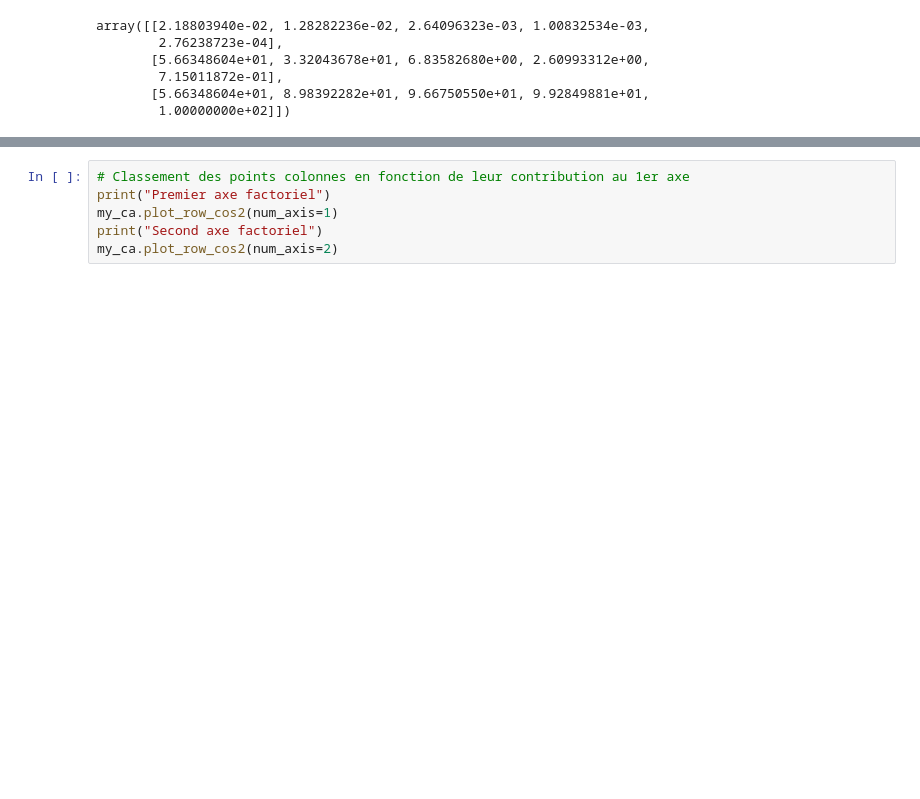
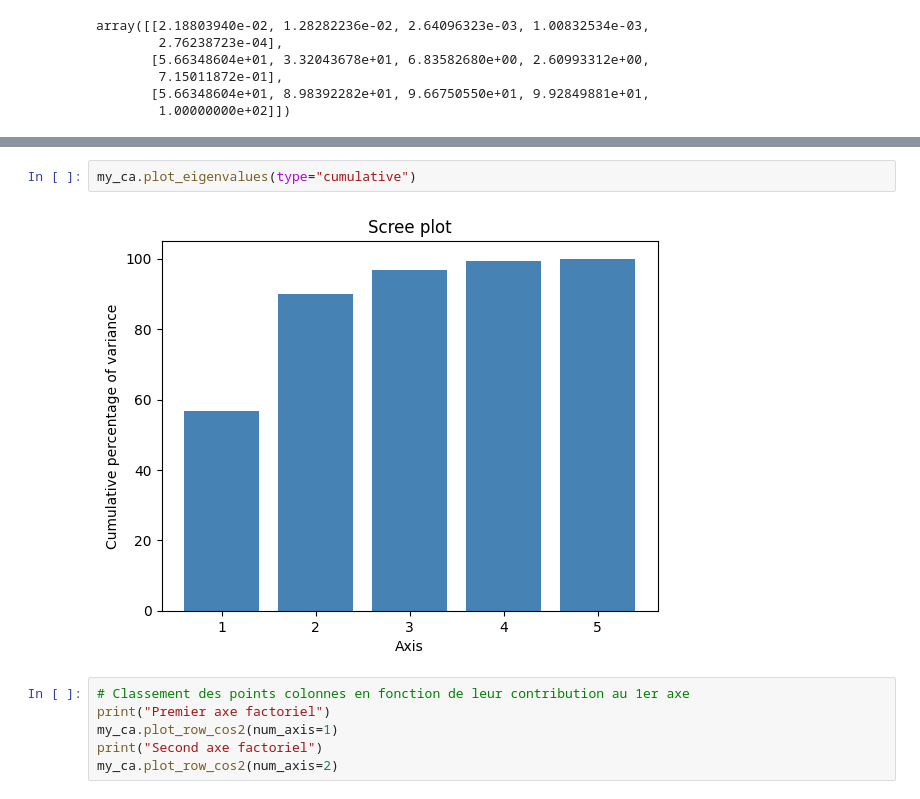
Before and after one commit to ClemBouy/stat, a Jupyter notebook: These_Gabriel/notebook.ipynb, the cells around one changed output, grey strips where cells are left out. Cells and saved outputs as stored; diff of their text form; blank space fills up the shorter version.

```diff
--- a/These_Gabriel/notebook.ipynb
+++ b/These_Gabriel/notebook.ipynb
@@ -147,3 +147,7 @@ my_ca.plot_eigenvalues()
+# %%
+my_ca.plot_eigenvalues(type="cumulative")
+# %% [output]
+[figure, added]
 # %%
 # Classement des points colonnes en fonction de leur contribution au 1er axe
 print("Premier axe factoriel")
```
Also changed, not shown: parts of 1 cell of this notebook, 4 other files.
